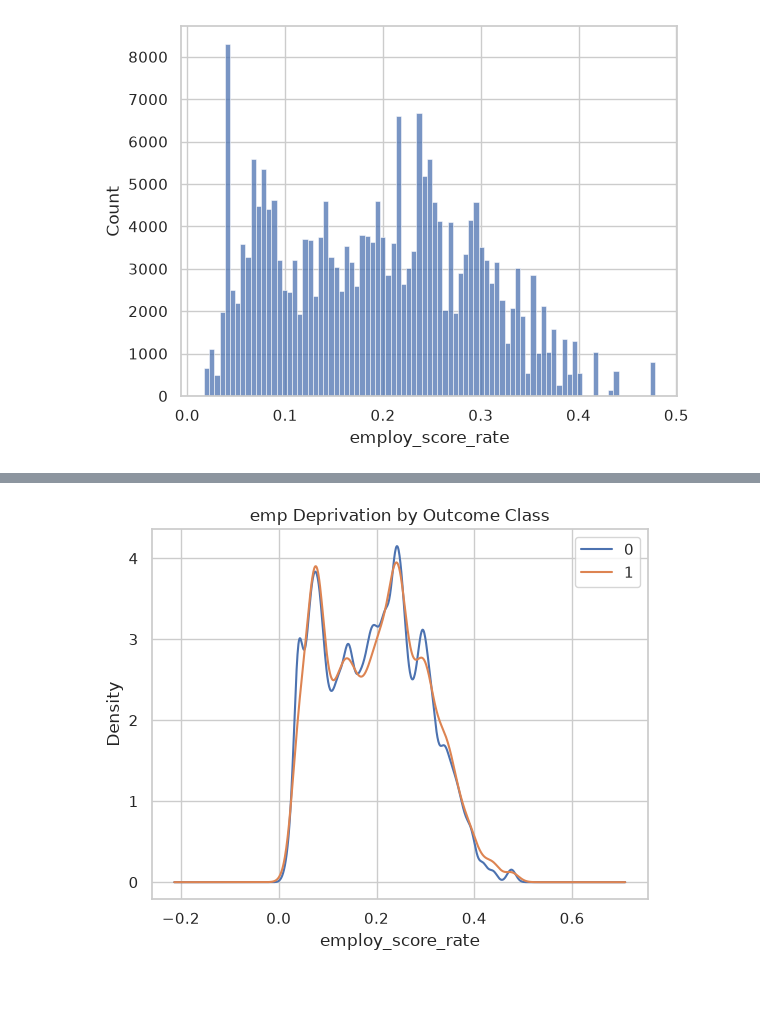
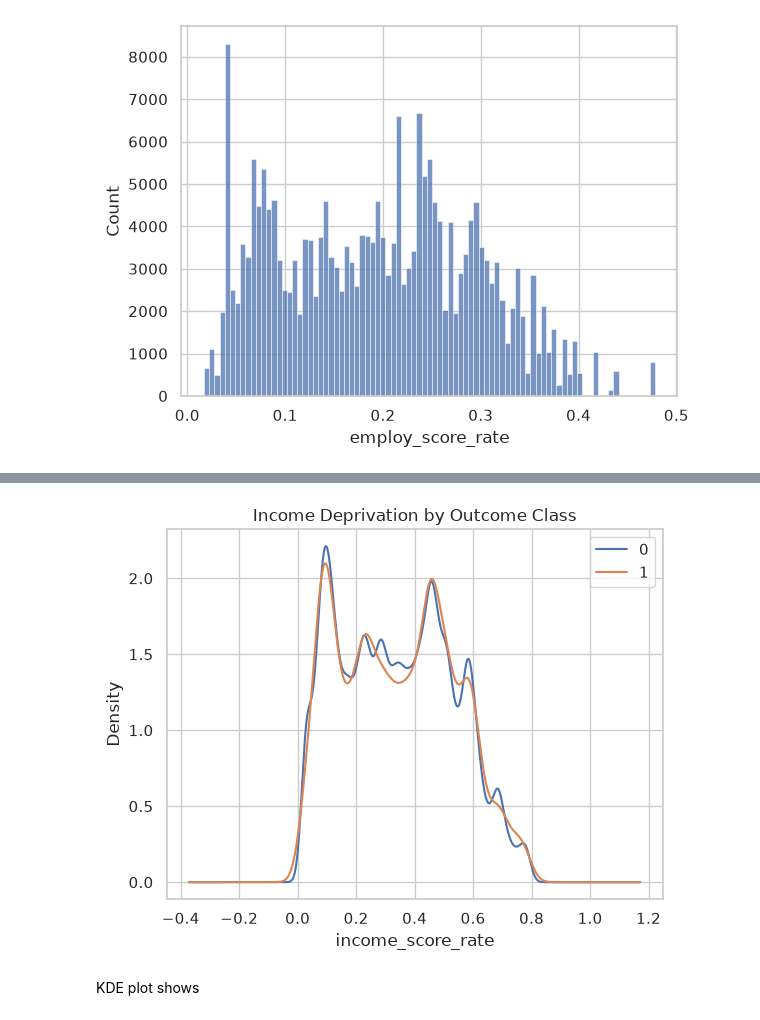
Before and after one commit to AnupmaDS1/Xmus-Jaxon-Flaxon-Waxon, a Jupyter notebook: Notebooks/03_EDAand.ipynb, the cells around one changed output, grey strips where cells are left out. Saved outputs shown, nothing was run; the diff lists cells and outputs as text; code cells hidden in the pictures; blank space fills up the shorter version.

```diff
--- a/Notebooks/03_EDAand.ipynb
+++ b/Notebooks/03_EDAand.ipynb
@@ -93,13 +181,13 @@ sns.histplot(model_df_binary['employ_score_rate'])
 # %%
 #KDE
 
 for outcome in model_df_binary['outcome_binary'].unique():
     subset = model_df_binary[model_df_binary['outcome_binary'] == outcome]
-    subset['employ_score_rate'].plot(kind='kde', label=outcome)
+    subset['income_score_rate'].plot(kind='kde', label=outcome)
 
-plt.xlabel('employ_score_rate')
-plt.title('emp Deprivation by Outcome Class')
+plt.xlabel('income_score_rate')
+plt.title('Income Deprivation by Outcome Class')
 plt.legend()
 plt.show()
 # %% [output]
-[figure, old version]
+[figure, new version]
@@ -130,0 +194,2 @@ print("Full feature set:", len(crime_type_cols + deprivation_cols))
+# %% [markdown]
+KDE plot shows
```
Also changed, not shown: parts of 10 cells of this notebook, 1 other file.
